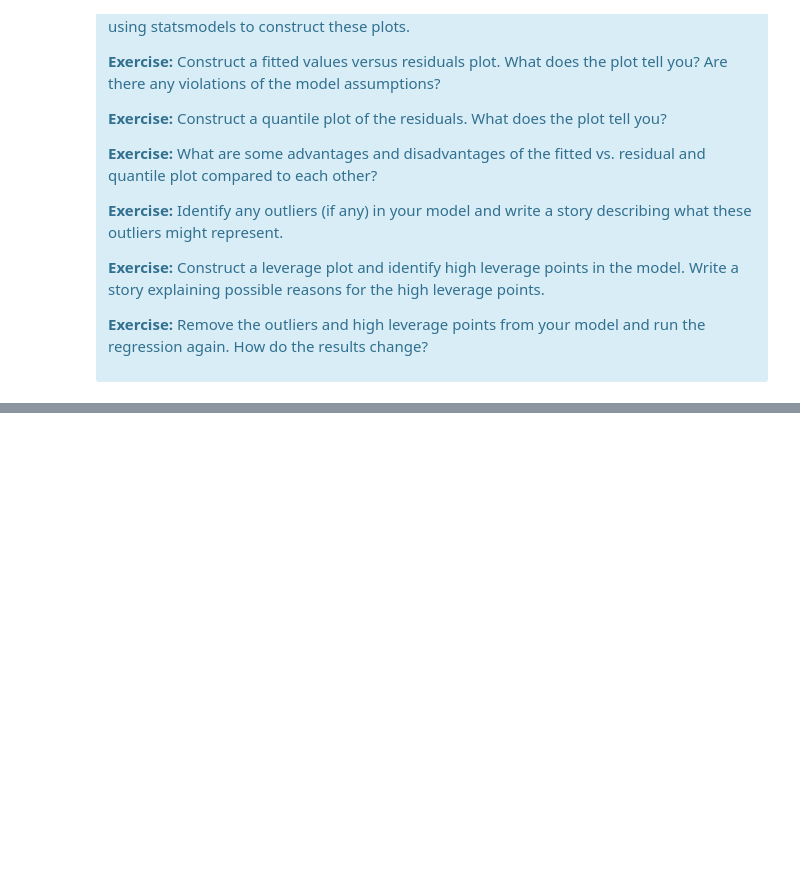
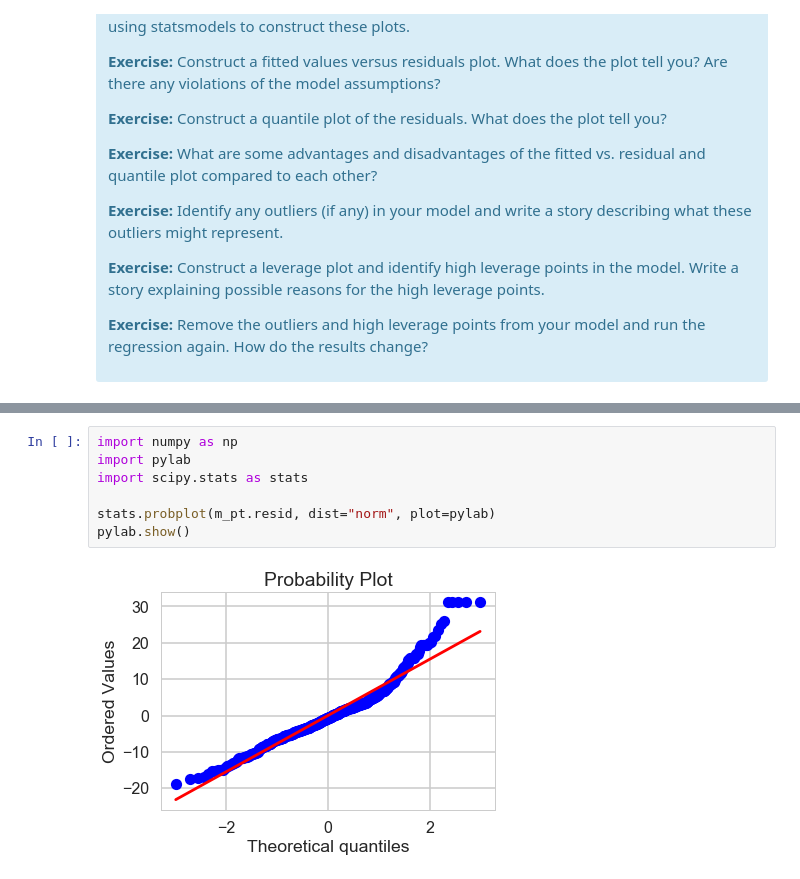
Before and after one commit to tpancier/Springboard_code, a Jupyter notebook: Mini_Project_Linear_Regression.ipynb, the cells around one changed output, grey strips where cells are left out. Cells and saved outputs as stored; diff of their text form; blank space fills up the shorter version.

```diff
--- a/Mini_Project_Linear_Regression.ipynb
+++ b/Mini_Project_Linear_Regression.ipynb
@@ -1183,0 +1202,9 @@ There are some other issues that are important investigate with linear regressio
+# %%
+import numpy as np
+import pylab
+import scipy.stats as stats
+
+stats.probplot(m_pt.resid, dist="norm", plot=pylab)
+pylab.show()
+# %% [output]
+[figure, added]
```
Also changed, not shown: parts of 35 cells of this notebook.
